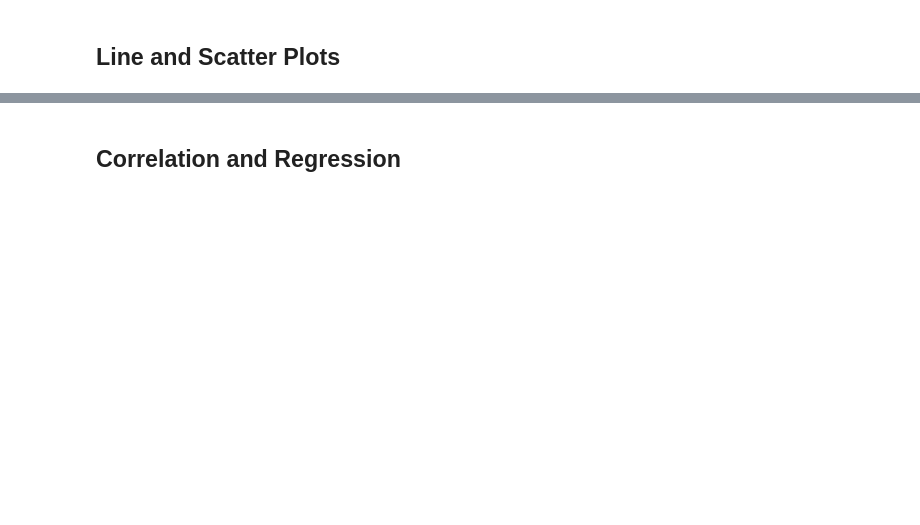
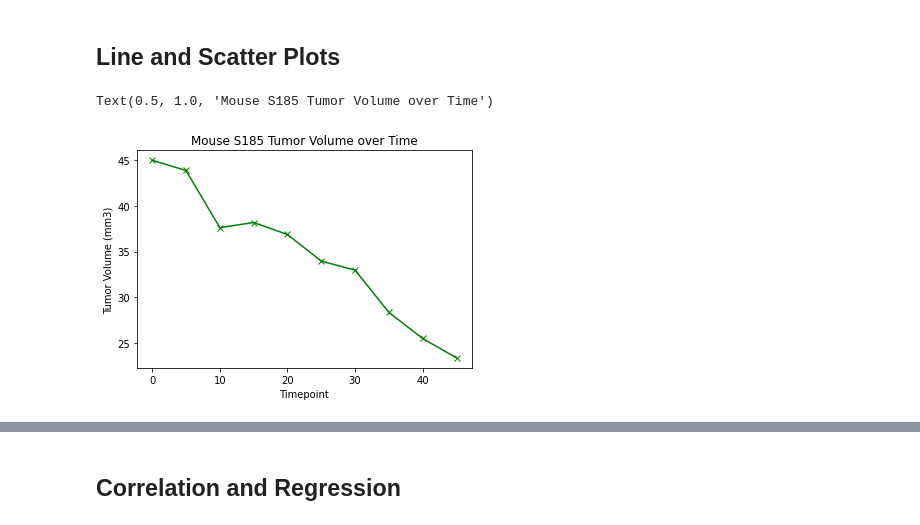
Before and after one commit to kblood86/Matplotlib_Challenge, a Jupyter notebook: Working.ipynb, the cells around one changed output, grey strips where cells are left out. Cells and saved outputs as stored; diff of their text form; code cells hidden in the pictures; blank space fills up the shorter version.

```diff
--- a/Working.ipynb
+++ b/Working.ipynb
@@ -483,2 +445,17 @@ Text(0, 0.5, 'Final Tumor Volume (mm3)')
+# %%
+# Generate a line plot of tumor volume vs. time point for a mouse treated with Capomulin
+#capomulin
+
+mouse_id = 's185'
+mouse_data = capomulin.loc[capomulin['Mouse ID'] == mouse_id]
+
+# Generate a line plot
+plt.plot(mouse_data['Timepoint'], mouse_data['Tumor Volume (mm3)'], marker='x', color='green')
+plt.xlabel("Timepoint")
+plt.ylabel("Tumor Volume (mm3)")
+plt.title("Mouse S185 Tumor Volume over Time")
+# %% [output]
+Text(0.5, 1.0, 'Mouse S185 Tumor Volume over Time')
+[figure, added]
 # %%
 # Generate a scatter plot of average tumor volume vs. mouse weight for the Capomulin regimen
```
Also changed, not shown: parts of 8 cells of this notebook.
